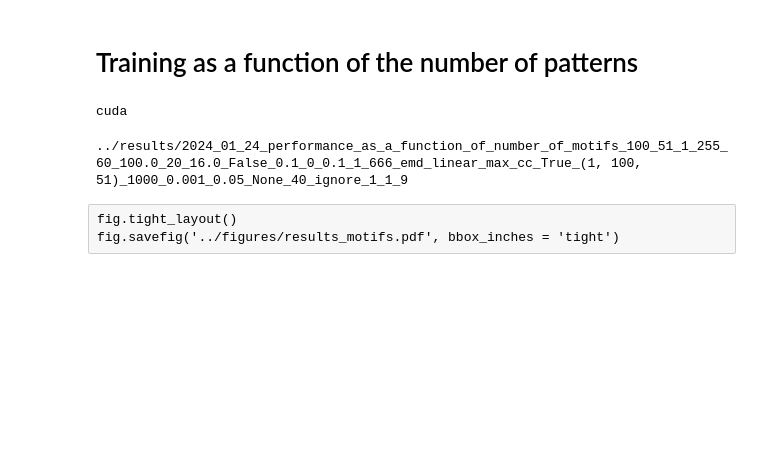
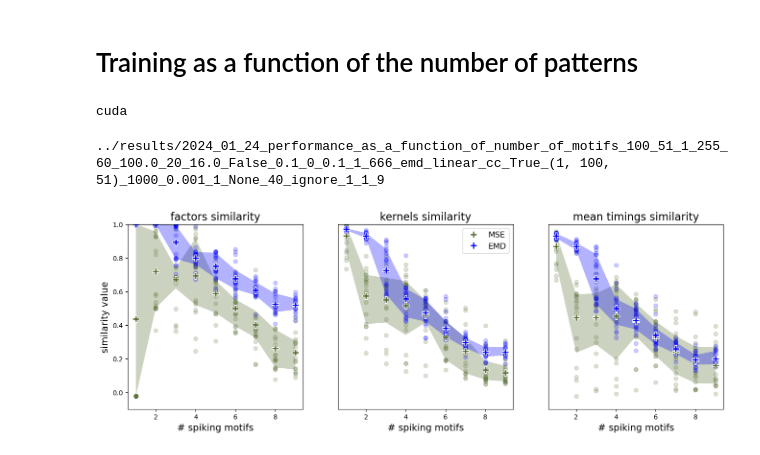
Before and after one commit to AntoineGrimaldi/wassa, a Jupyter notebook: 2025-01-14_results_synthetic_data/2024-12-20_evolution_num_patterns.ipynb, the cells around one changed output. Saved outputs shown, nothing was run; the diff lists cells and outputs as text; code cells hidden in the pictures; blank space fills up the shorter version.

Commit message:
final results

```diff
--- a/2025-01-14_results_synthetic_data/2024-12-20_evolution_num_patterns.ipynb
+++ b/2025-01-14_results_synthetic_data/2024-12-20_evolution_num_patterns.ipynb
@@ -16,6 +16,8 @@ device = torch.device("cuda" if torch.cuda.is_available() else "cpu")
 print(device)
 # %% [output]
 cuda
+# %%
+device = 'cuda:1'
 # %%
 class dataset_parameters():
     seed = 666
@@ -48,7 +50,7 @@ class training_parameters:
     learning_rate = .001
     penalty_type = 'smoothed_orthogonality'
     smoothwind = 40
-    lambda_ = .005
+    lambda_ = .1
     batch_size = None
     output = 'linear'
     do_bias = True
@@ -68,26 +70,25 @@ class training_parameters:
         return name
 # %%
 params_mse = training_parameters()
-params_mse.do_bias = False
 params_emd = training_parameters()
 params_emd.loss_type = 'emd'
-params_emd.penalty_type = 'max_cc'
-params_emd.lambda_ = .05
+params_emd.penalty_type = 'cc'
+params_emd.lambda_ = 1
 # %%
 N_iter = 20
 seeds = torch.arange(0,N_iter)
 num_patterns = torch.arange(1,10)
 results, num_patterns = performance_as_a_function_of_number_of_motifs(dataset_parameters, params_emd, params_mse, date, num_patterns, N_iter = N_iter, seeds = seeds, device=device)
 # %% [output]
-../results/2024_01_24_performance_as_a_function_of_number_of_motifs_100_51_1_255_60_100.0_20_16.0_False_0.1_0_0.1_1_666_emd_linear_max_cc_True_(1, 100, 51)_1000_0.001_0.05_None_40_ignore_1_1_9
+../results/2024_01_24_performance_as_a_function_of_number_of_motifs_100_51_1_255_60_100.0_20_16.0_False_0.1_0_0.1_1_666_emd_linear_cc_True_(1, 100, 51)_1000_0.001_1_None_40_ignore_1_1_9
 # %%
 def plot_results_std(ax, results, coefs, xlabel, ylabel, legend, color, do_ylabel, ymax=None, ymin=None, do_legend=False, logplot=False, quantile=False):
 
     mean_, std_ = results.mean(axis=0), results.std(axis=0)
 
     if quantile:
-        q5 = results.quantile(.1,axis=0)
-        q95 = results.quantile(.9,axis=0)
+        q5 = results.quantile(.2,axis=0)
+        q95 = results.quantile(.8,axis=0)
 
     if quantile:
         bottom_ = q5
@@ -106,7 +107,10 @@ def plot_results_std(ax, results, coefs, xlabel, ylabel, legend, color, do_ylabe
     if logplot:
         ax.semilogx(coefs, mean_, '.',color=color, label=legend)
     else:
-        ax.plot(coefs, mean_, '.',color=color, label=legend)
+        ax.plot(coefs, mean_, 'P',color=color, markeredgecolor='white', markersize=10, label=legend)
+
+    ax.scatter(coefs.unsqueeze(0).repeat(results.shape[0],1),results, color=color,alpha=.2)
+
     ax.fill_between(coefs, bottom_, top_, facecolor=color, edgecolor=None, alpha=.3)
 
     ax.set_ylim(ymin,ymax)
@@ -116,7 +120,7 @@ def plot_results_std(ax, results, coefs, xlabel, ylabel, legend, color, do_ylabe
     else:
         ax.set_xticks([])
     if do_ylabel:
-        ax.set_ylabel('similarity valuseu jorge albume', fontsize=14)
+        ax.set_ylabel('similarity value', fontsize=14)
     else:
         ax.set_yticks([])
     ax.set_title(ylabel, fontsize=16)
@@ -127,20 +131,27 @@ def plot_results_std(ax, results, coefs, xlabel, ylabel, legend, color, do_ylabe
 # %%
 import matplotlib.pyplot as plt
 
 name_metrics = ['factors similarity', 'kernels similarity', 'mean timings similarity']
-name_methods = ['MSE', 'EMD', 'combined']
+name_methods = ['MSE', 'EMD']#, 'combined']
 colors = ['darkolivegreen','blue','orangered']
 xlabel = '# spiking motifs'
 
 results = results.cpu()
 fig, ax = plt.subplots(1,3, figsize=(16,5))
 for i in range(len(name_metrics)):
     for m in range(len(name_methods)):
         if i==0:
             do_ylabel = True
         else:
             do_ylabel = False
-        ax[i] = plot_results_std(ax[i],results[m,:,:,i],num_patterns,xlabel,name_metrics[i],name_methods[m],colors[m],ymax=1,ymin=0,do_ylabel=do_ylabel,quantile=True)
+        if i == 0:
+            ymin = -.1
+        else:
+            ymin = 0
+        if i == 1:
+            do_legend = True
+        else:
+            do_legend = False
+        ax[i] = plot_results_std(ax[i],results[m,:,:,i],num_patterns,xlabel,name_metrics[i],name_methods[m],colors[m],ymax=1,ymin=ymin,do_ylabel=do_ylabel,do_legend=do_legend,quantile=True)
+# %% [output]
+[figure, added]
-# %% [raw]
-fig.tight_layout()
-fig.savefig('../figures/results_motifs.pdf', bbox_inches = 'tight')
```
Also changed, not shown: parts of 3 cells of this notebook, 3 other files.
